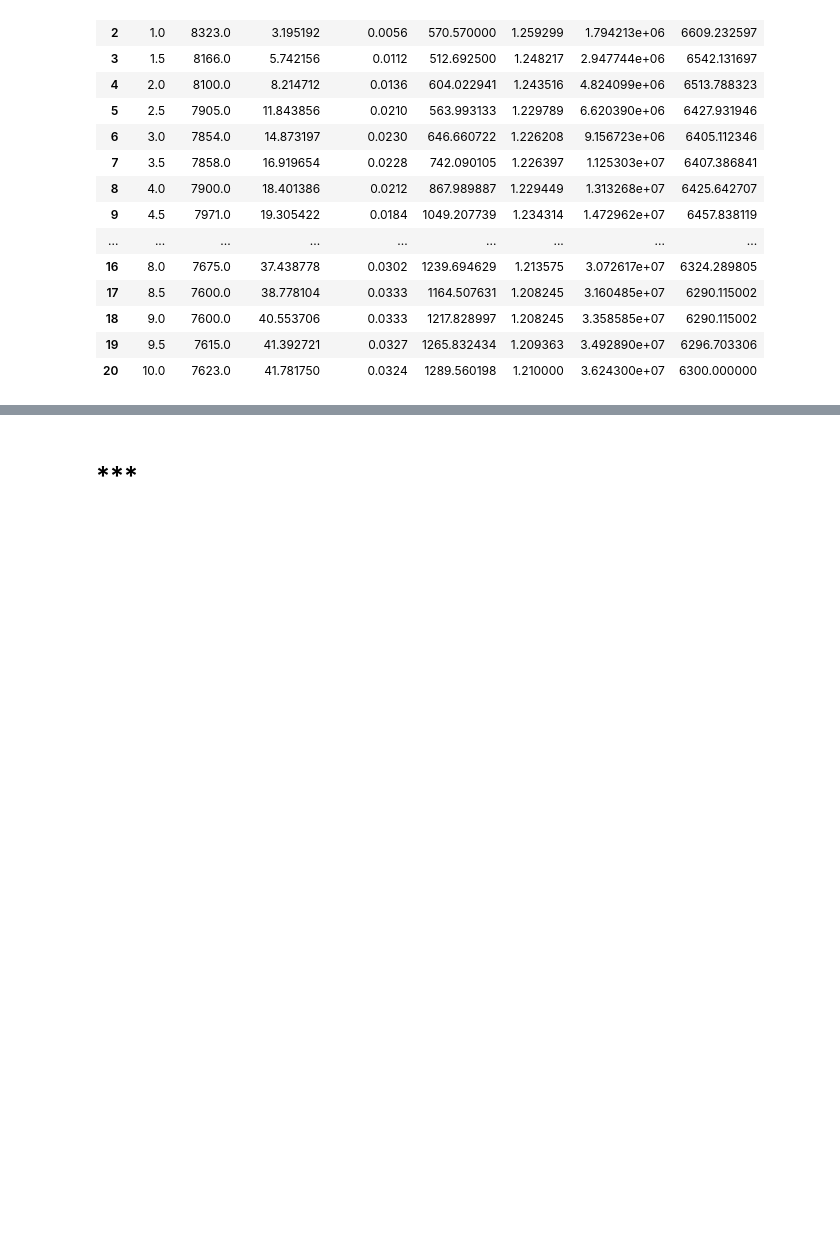
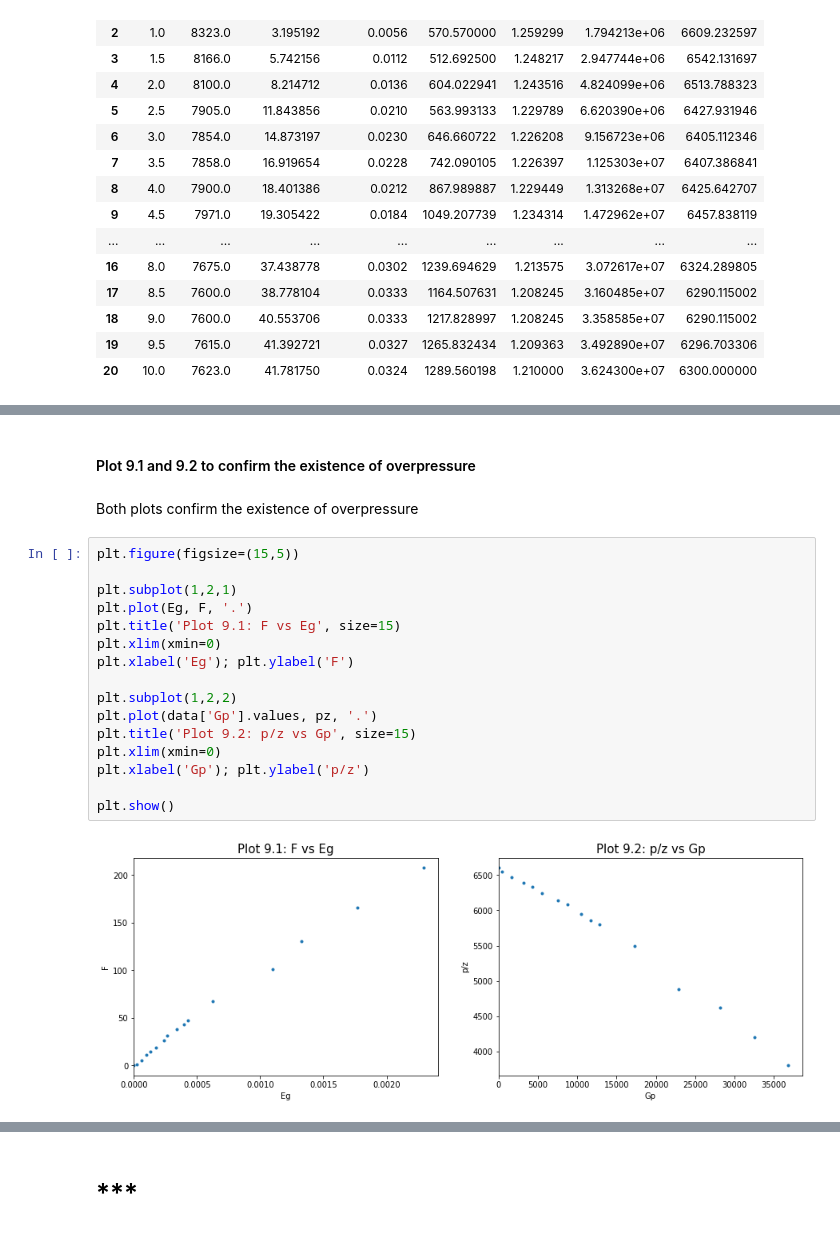
Before and after one commit to yohanesnuwara/reservoir-engineering, a Jupyter notebook: Unit 9 Dry-Gas Reservoirs/notebook/9_examples.ipynb, the cells around one changed output, grey strips where cells are left out. Drawn from its saved outputs; the diff is of its cells as text; blank space fills up the shorter version.

```diff
--- a/Unit 9 Dry-Gas Reservoirs/notebook/9_examples.ipynb
+++ b/Unit 9 Dry-Gas Reservoirs/notebook/9_examples.ipynb
@@ -489,0 +601,22 @@ Text(0.5, 1.0, 'Aquifer Influx over Production Years')
+# %% [markdown]
+#### Plot 9.1 and 9.2 to confirm the existence of overpressure
+# %% [markdown]
+Both plots confirm the existence of overpressure
+# %%
+plt.figure(figsize=(15,5))
+
+plt.subplot(1,2,1)
+plt.plot(Eg, F, '.')
+plt.title('Plot 9.1: F vs Eg', size=15)
+plt.xlim(xmin=0)
+plt.xlabel('Eg'); plt.ylabel('F')
+
+plt.subplot(1,2,2)
+plt.plot(data['Gp'].values, pz, '.')
+plt.title('Plot 9.2: p/z vs Gp', size=15)
+plt.xlim(xmin=0)
+plt.xlabel('Gp'); plt.ylabel('p/z')
+
+plt.show()
+# %% [output]
+[figure, added]
```
Also changed, not shown: parts of 17 cells of this notebook.
